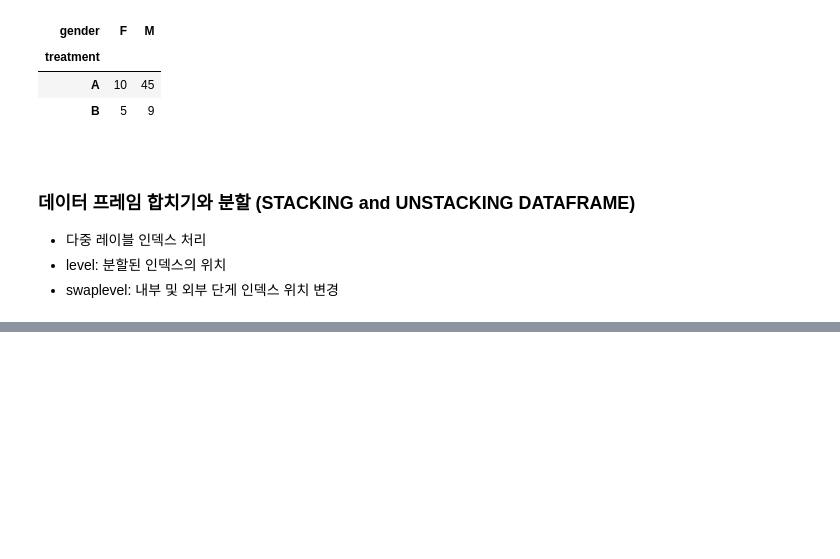
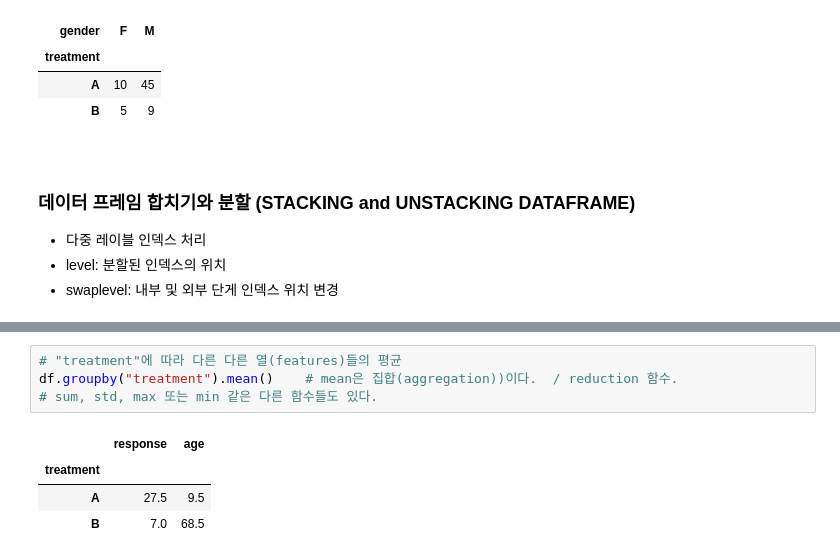
Before and after one commit to chameleon001/start_beginner_kaggle, a Jupyter notebook: transcription/Data_ScienceTutorial_for_Beginners.ipynb, the cells around one changed output, grey strips where cells are left out. Saved outputs shown, nothing was run; the diff lists cells and outputs as text; blank space fills up the shorter version.

```diff
--- a/transcription/Data_ScienceTutorial_for_Beginners.ipynb
+++ b/transcription/Data_ScienceTutorial_for_Beginners.ipynb
@@ -1647,0 +1732,9 @@ NameError: name 'df' is not defined
+# %%
+# "treatment"에 따라 다른 다른 열(features)들의 평균
+df.groupby("treatment").mean()    # mean은 집합(aggregation))이다.  / reduction 함수.
+# sum, std, max 또는 min 같은 다른 함수들도 있다.
+# %% [output]
+|  | response | age |
+| treatment |  |  |
+| A | 27.5 | 9.5 |
+| B | 7.0 | 68.5 |
```
Also changed, not shown: parts of 17 cells of this notebook, 23 other files.
